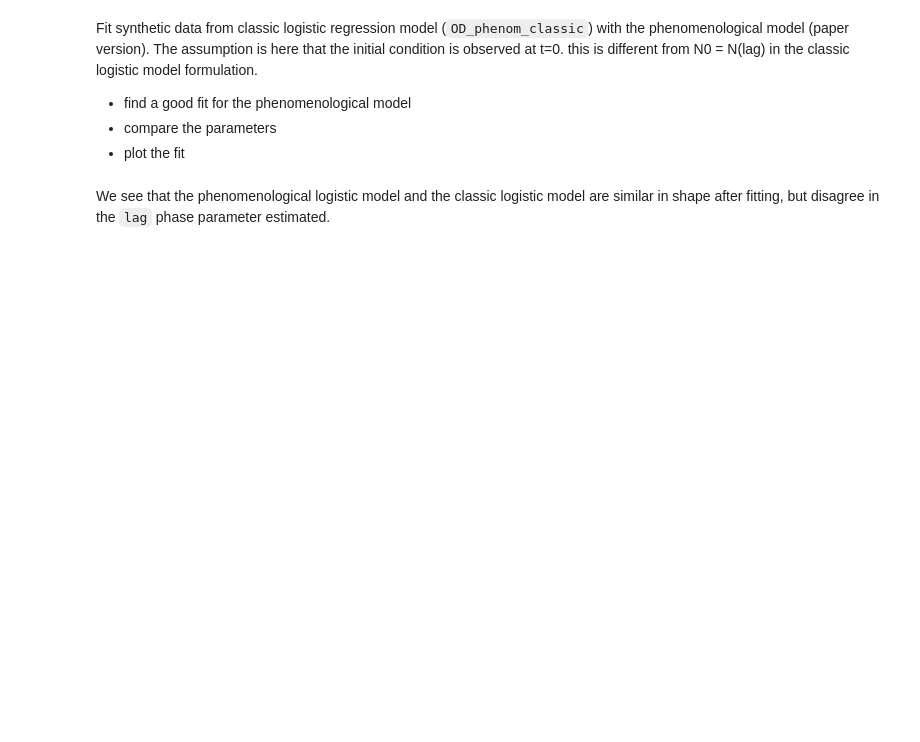
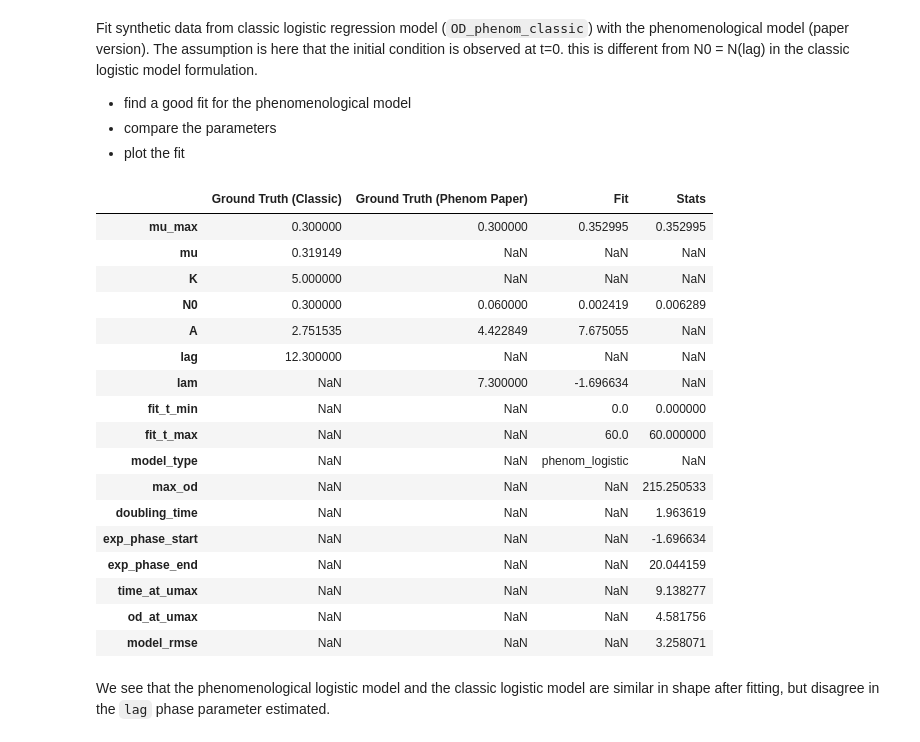
Before and after one commit to biosustain/growthcurves, a Jupyter notebook: docs/examples/logistic_model.ipynb, the cells around one changed output. Saved outputs shown, nothing was run; the diff lists cells and outputs as text; code cells hidden in the pictures; blank space fills up the shorter version.

```diff
--- a/docs/examples/logistic_model.ipynb
+++ b/docs/examples/logistic_model.ipynb
@@ -658,17 +756,36 @@ at t=0. this is different from N0 = N(lag) in the classic logistic model formula
 # %%
 model = "phenom_logistic"
 col = "OD_phenom_classic"
 fit_, stats_ = fit_model_and_extract_stats(data["Time"], data[col], model)
 pd.concat(
     [
         pd.Series(ground_truth_params),
-        # pd.Series(ground_truth_params_phenom_paper),
+        pd.Series(ground_truth_params_phenom_paper),
         pd.Series(fit_),
         pd.Series(stats_),
     ],
     axis=1,
     keys=["Ground Truth (Classic)", "Ground Truth (Phenom Paper)", "Fit", "Stats"],
 )
+# %% [output]
+|  | Ground Truth (Classic) | Ground Truth (Phenom Paper) | Fit | Stats |
+| mu_max | 0.300000 | 0.300000 | 0.352995 | 0.352995 |
+| mu | 0.319149 | NaN | NaN | NaN |
+| K | 5.000000 | NaN | NaN | NaN |
+| N0 | 0.300000 | 0.060000 | 0.002419 | 0.006289 |
+| A | 2.751535 | 4.422849 | 7.675055 | NaN |
+| lag | 12.300000 | NaN | NaN | NaN |
+| lam | NaN | 7.300000 | -1.696634 | NaN |
+| fit_t_min | NaN | NaN | 0.0 | 0.000000 |
+| fit_t_max | NaN | NaN | 60.0 | 60.000000 |
+| model_type | NaN | NaN | phenom_logistic | NaN |
+| max_od | NaN | NaN | NaN | 215.250533 |
+| doubling_time | NaN | NaN | NaN | 1.963619 |
+| exp_phase_start | NaN | NaN | NaN | -1.696634 |
+| exp_phase_end | NaN | NaN | NaN | 20.044159 |
+| time_at_umax | NaN | NaN | NaN | 9.138277 |
+| od_at_umax | NaN | NaN | NaN | 4.581756 |
+| model_rmse | NaN | NaN | NaN | 3.258071 |
 # %% [markdown]
 We see that the phenomenological logistic model and the classic logistic model
 are similar in shape after fitting, but disagree in the `lag` phase parameter
```
Also changed, not shown: parts of 27 cells of this notebook, 1 other file.
